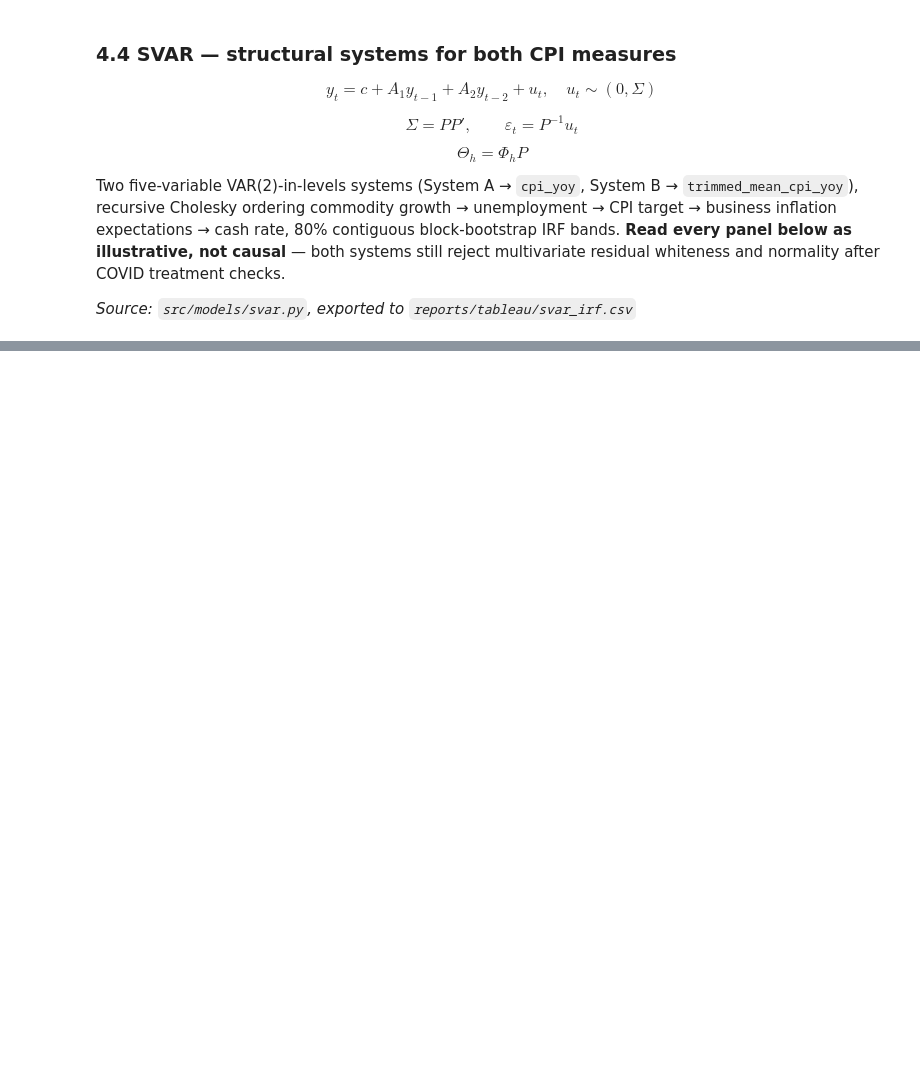
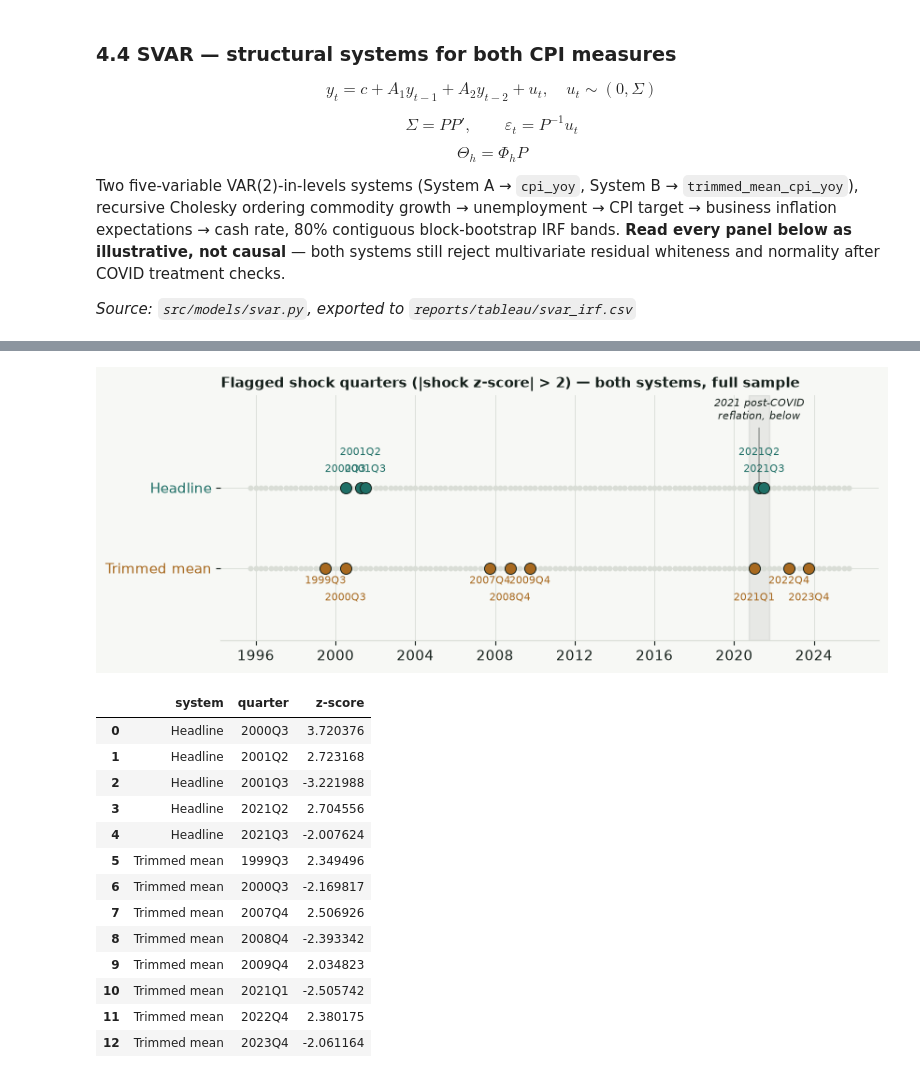
Before and after one commit to JuanVu1810/Australian-CPI-Forecast, a Jupyter notebook: book/australian_cpi_forecasting/04_modeling/44_svar.ipynb, the cells around one changed output, grey strips where cells are left out. Cells and saved outputs as stored; diff of their text form; code cells hidden in the pictures; blank space fills up the shorter version.

```diff
--- a/book/australian_cpi_forecasting/04_modeling/44_svar.ipynb
+++ b/book/australian_cpi_forecasting/04_modeling/44_svar.ipynb
@@ -77,0 +97,60 @@ Image(filename=str(gif_path))
+# %%
+events = pd.read_csv(PROJECT_ROOT / "reports/tableau/svar_shock_events.csv")
+events["date"] = pd.PeriodIndex(events["quarter"], freq="Q").to_timestamp()
+
+fig, ax = plt.subplots(figsize=(8.6, 3.4))
+rows = [("System A", 1, ACCENT), ("System B", 0, HIGHLIGHT)]
+for system, y, color in rows:
+    sub = events[events["system"] == system].sort_values("date")
+    unflagged = sub[~sub["flagged"]]
+    flagged = sub[sub["flagged"]].reset_index(drop=True)
+    ax.scatter(unflagged["date"], [y] * len(unflagged), s=10, color=GRID, zorder=2)
+    ax.scatter(flagged["date"], [y] * len(flagged), s=75, color=color, edgecolor=INK, linewidth=0.7, zorder=3)
+    sign = 1 if y == 1 else -1
+    for i, r in flagged.iterrows():
+        rung = i % 2
+        offset = sign * (12 + rung * 13)
+        ax.annotate(r["quarter"], (r["date"], y), textcoords="offset points",
+                    xytext=(0, offset), ha="center", fontsize=7.8, color=color)
+
+ax.axvspan(pd.Timestamp("2020-10-01"), pd.Timestamp("2021-10-01"), color=INK, alpha=0.07, zorder=1)
+ax.annotate("2021 post-COVID\nreflation, below",
+            xy=(pd.Timestamp("2021-04-01"), 1), xytext=(pd.Timestamp("2021-04-01"), 1.85),
+            ha="center", fontsize=8, color=INK, style="italic",
+            arrowprops=dict(arrowstyle="-", color=INK, alpha=0.5, linewidth=0.8))
+ax.set_yticks([0, 1])
+ax.set_yticklabels(["Trimmed mean", "Headline"])
+ax.get_yticklabels()[0].set_color(HIGHLIGHT)
+ax.get_yticklabels()[1].set_color(ACCENT)
+ax.set_ylim(-0.9, 2.15)
+for spine in ("top", "right", "left"):
+    ax.spines[spine].set_visible(False)
+ax.set_title("Flagged shock quarters (|shock z-score| > 2) — both systems, full sample",
+             loc="left", fontsize=11, fontweight="bold")
+fig.tight_layout()
+plt.show()
+
+flagged_table = (
+    events[events["flagged"]]
+    .assign(system=lambda d: d["system"].map({"System A": "Headline", "System B": "Trimmed mean"}))
+    [["system", "quarter", "shock_z"]]
+    .rename(columns={"shock_z": "z-score"})
+    .reset_index(drop=True)
+)
+flagged_table
+# %% [output]
+[figure, added]
+|  | system | quarter | z-score |
+| 0 | Headline | 2000Q3 | 3.720376 |
+| 1 | Headline | 2001Q2 | 2.723168 |
+| 2 | Headline | 2001Q3 | -3.221988 |
+| 3 | Headline | 2021Q2 | 2.704556 |
+| 4 | Headline | 2021Q3 | -2.007624 |
+| 5 | Trimmed mean | 1999Q3 | 2.349496 |
+| 6 | Trimmed mean | 2000Q3 | -2.169817 |
+| 7 | Trimmed mean | 2007Q4 | 2.506926 |
+| 8 | Trimmed mean | 2008Q4 | -2.393342 |
+| 9 | Trimmed mean | 2009Q4 | 2.034823 |
+| 10 | Trimmed mean | 2021Q1 | -2.505742 |
+| 11 | Trimmed mean | 2022Q4 | 2.380175 |
+| 12 | Trimmed mean | 2023Q4 | -2.061164 |
```
Also changed, not shown: parts of 10 cells of this notebook, 27 other files.
